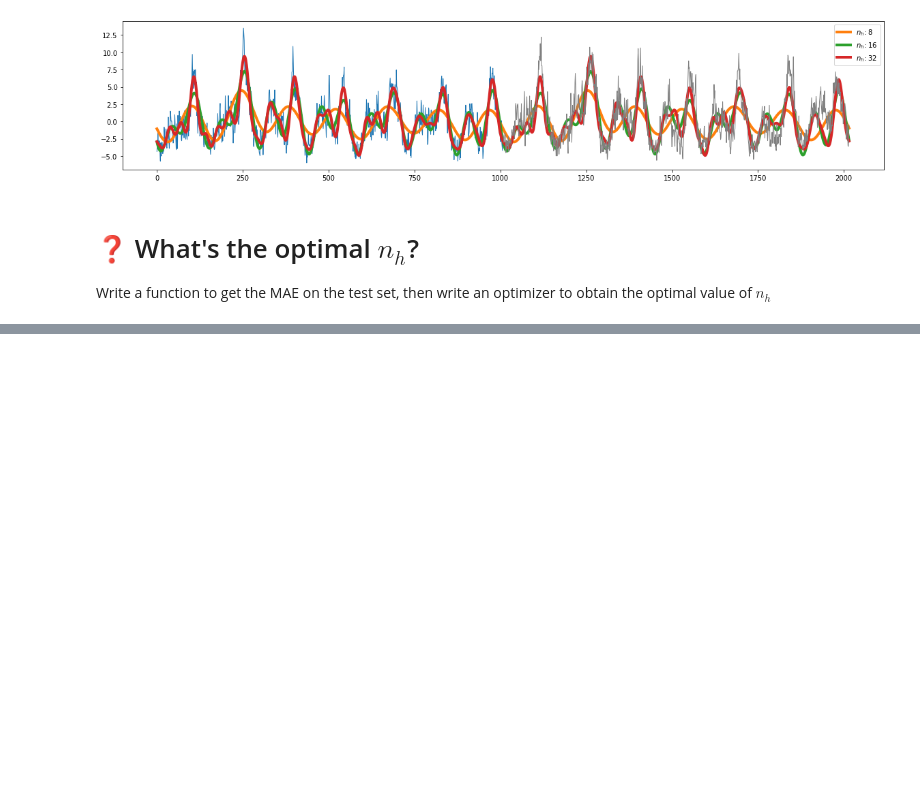
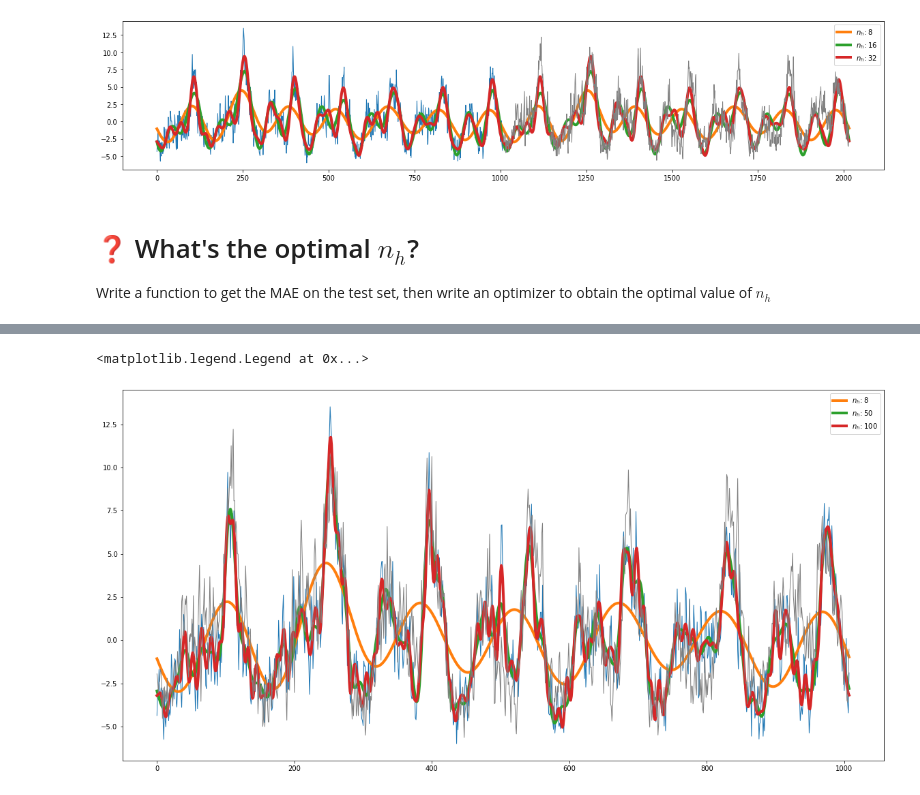
Before and after one commit to nepslor/teaching, a Jupyter notebook: TimeSeriesForecasting/solutions/fourier_forecasts.ipynb, the cells around one changed output, grey strips where cells are left out. Cells and saved outputs as stored; diff of their text form; code cells hidden in the pictures; blank space fills up the shorter version.

```diff
--- a/TimeSeriesForecasting/solutions/fourier_forecasts.ipynb
+++ b/TimeSeriesForecasting/solutions/fourier_forecasts.ipynb
@@ -148,0 +186,10 @@ Write a function to get the MAE on the test set, then write an optimizer to obta
+# %%
+plt.subplots(1, 1, figsize=(20, 10))
+plt.plot(x_tr, linewidth=1)
+for n_h in [8, 50, 100]:
+  plt.plot(fourierExtrapolation(x_tr, steps_ahead, n_h)[training_steps:], label='$n_h$: {}'.format(n_h), linewidth=4)
+plt.plot(x_te, color='grey', linewidth=1)
+plt.legend()
+# %% [output]
+<matplotlib.legend.Legend at 0x...>
+[figure, added]
```
Also changed, not shown: parts of 4 cells of this notebook.
